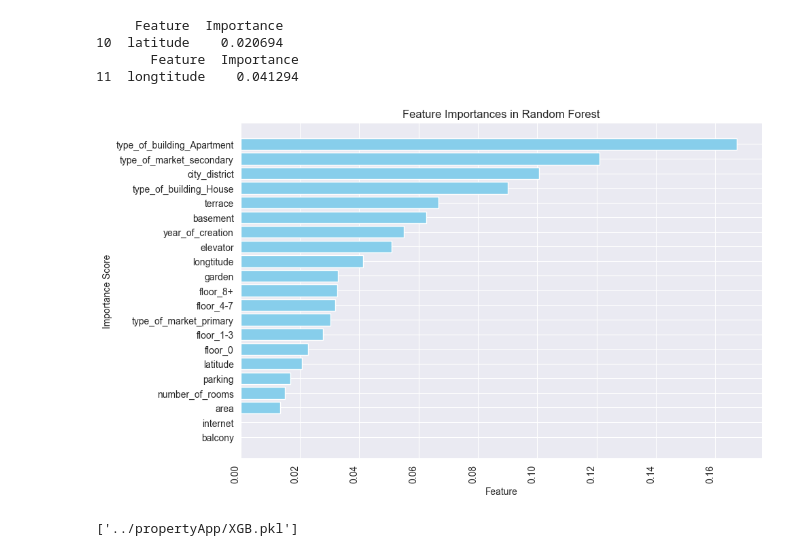
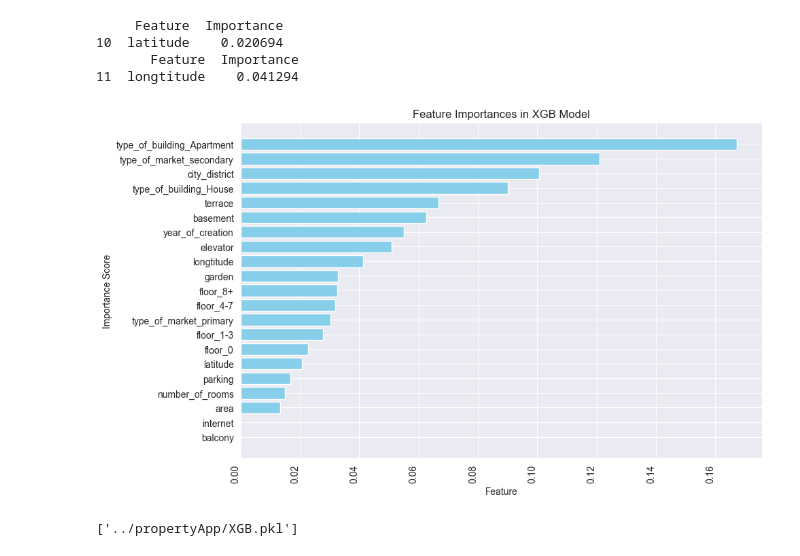
Before and after one commit to Krzy-Doma/Real_estate_price_forecasting, a Jupyter notebook: modeling/xgb.ipynb, the cells around one changed output. Drawn from its saved outputs; the diff is of its cells as text; code cells hidden in the pictures.

```diff
--- a/modeling/xgb.ipynb
+++ b/modeling/xgb.ipynb
@@ -149,17 +149,17 @@ print(feature_importance_df[feature_importance_df['Feature'] == 'longtitude'])
 # %%
 import matplotlib.pyplot as plt
 
 plt.figure(figsize=(10, 6))
 plt.barh(feature_importance_df['Feature'], feature_importance_df['Importance'], color='skyblue')
 plt.xlabel('Feature')
 plt.ylabel('Importance Score')
-plt.title('Feature Importances in Random Forest')
+plt.title('Feature Importances in XGB Model')
 plt.xticks(rotation=90, ha='right')
 plt.tight_layout()
 plt.savefig('../propertyApp/XGB_importance.png')
 plt.show()
 # %% [output]
-[figure, old version]
+[figure, new version]
 # %%
 import joblib
 
```
Also changed, not shown: 3 other files.
